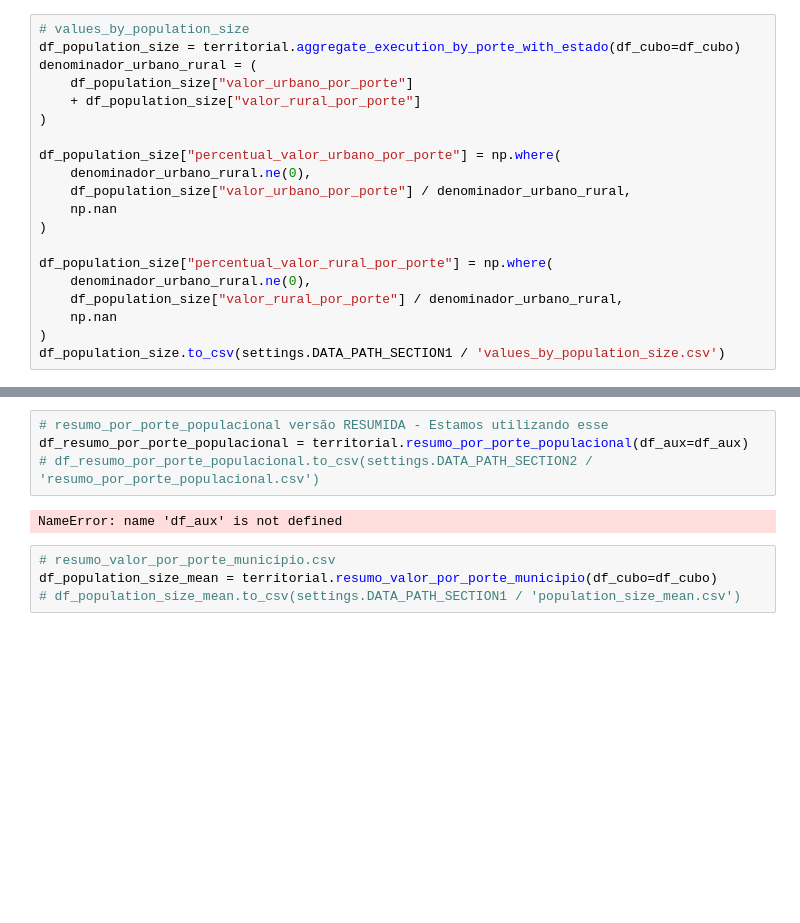
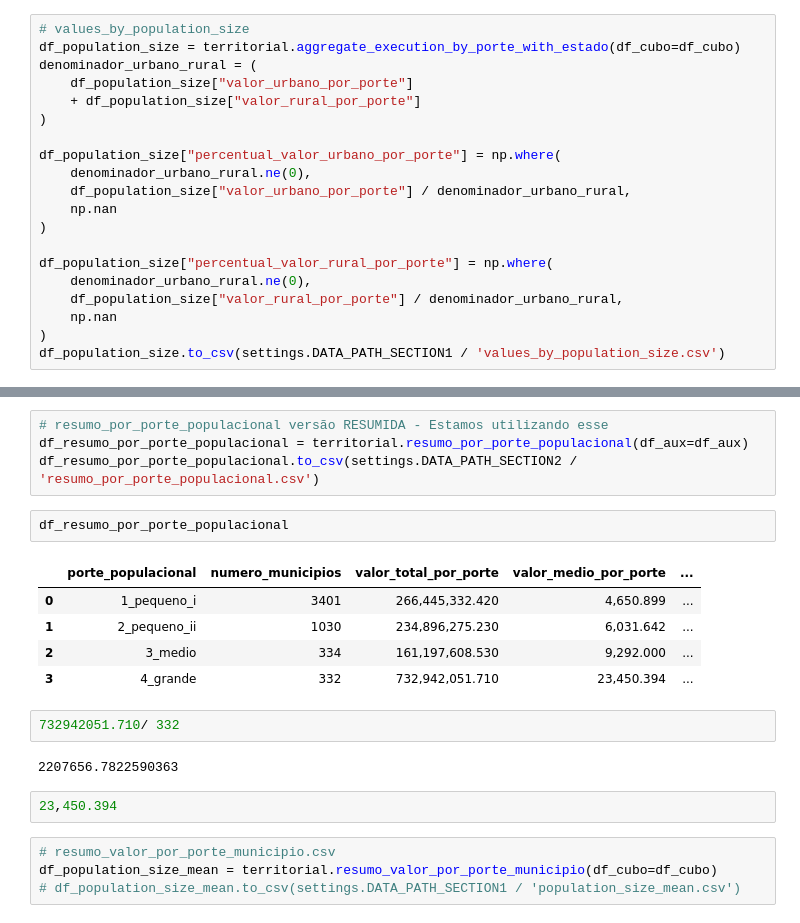
Before and after one commit to SGE-Subsecretaria-de-Gestao-Estrategica/pnab-data-vis, a Jupyter notebook: src/notebooks/v2_gabriel_create_csv.ipynb, the cells around one changed output, grey strips where cells are left out. Saved outputs shown, nothing was run; the diff lists cells and outputs as text; blank space fills up the shorter version.

```diff
--- a/src/notebooks/v2_gabriel_create_csv.ipynb
+++ b/src/notebooks/v2_gabriel_create_csv.ipynb
@@ -183,9 +159,21 @@ df_population_size
 # %%
 # resumo_por_porte_populacional versão RESUMIDA - Estamos utilizando esse
 df_resumo_por_porte_populacional = territorial.resumo_por_porte_populacional(df_aux=df_aux)
-# df_resumo_por_porte_populacional.to_csv(settings.DATA_PATH_SECTION2 / 'resumo_por_porte_populacional.csv')
+df_resumo_por_porte_populacional.to_csv(settings.DATA_PATH_SECTION2 / 'resumo_por_porte_populacional.csv')
-# %% [output]
-NameError: name 'df_aux' is not defined
+# %%
+df_resumo_por_porte_populacional
+# %% [output]
+|  | porte_populacional | numero_municipios | valor_total_por_porte | valor_medio_por_porte | ... |
+| 0 | 1_pequeno_i | 3401 | 266,445,332.420 | 4,650.899 | ... |
+| 1 | 2_pequeno_ii | 1030 | 234,896,275.230 | 6,031.642 | ... |
+| 2 | 3_medio | 334 | 161,197,608.530 | 9,292.000 | ... |
+| 3 | 4_grande | 332 | 732,942,051.710 | 23,450.394 | ... |
+# %%
+732942051.710/ 332
+# %% [output]
+2207656.7822590363
+# %%
+23,450.394
 # %%
 # resumo_valor_por_porte_municipio.csv
 df_population_size_mean = territorial.resumo_valor_por_porte_municipio(df_cubo=df_cubo)
```
Also changed, not shown: parts of 22 cells of this notebook, 4 other files.
